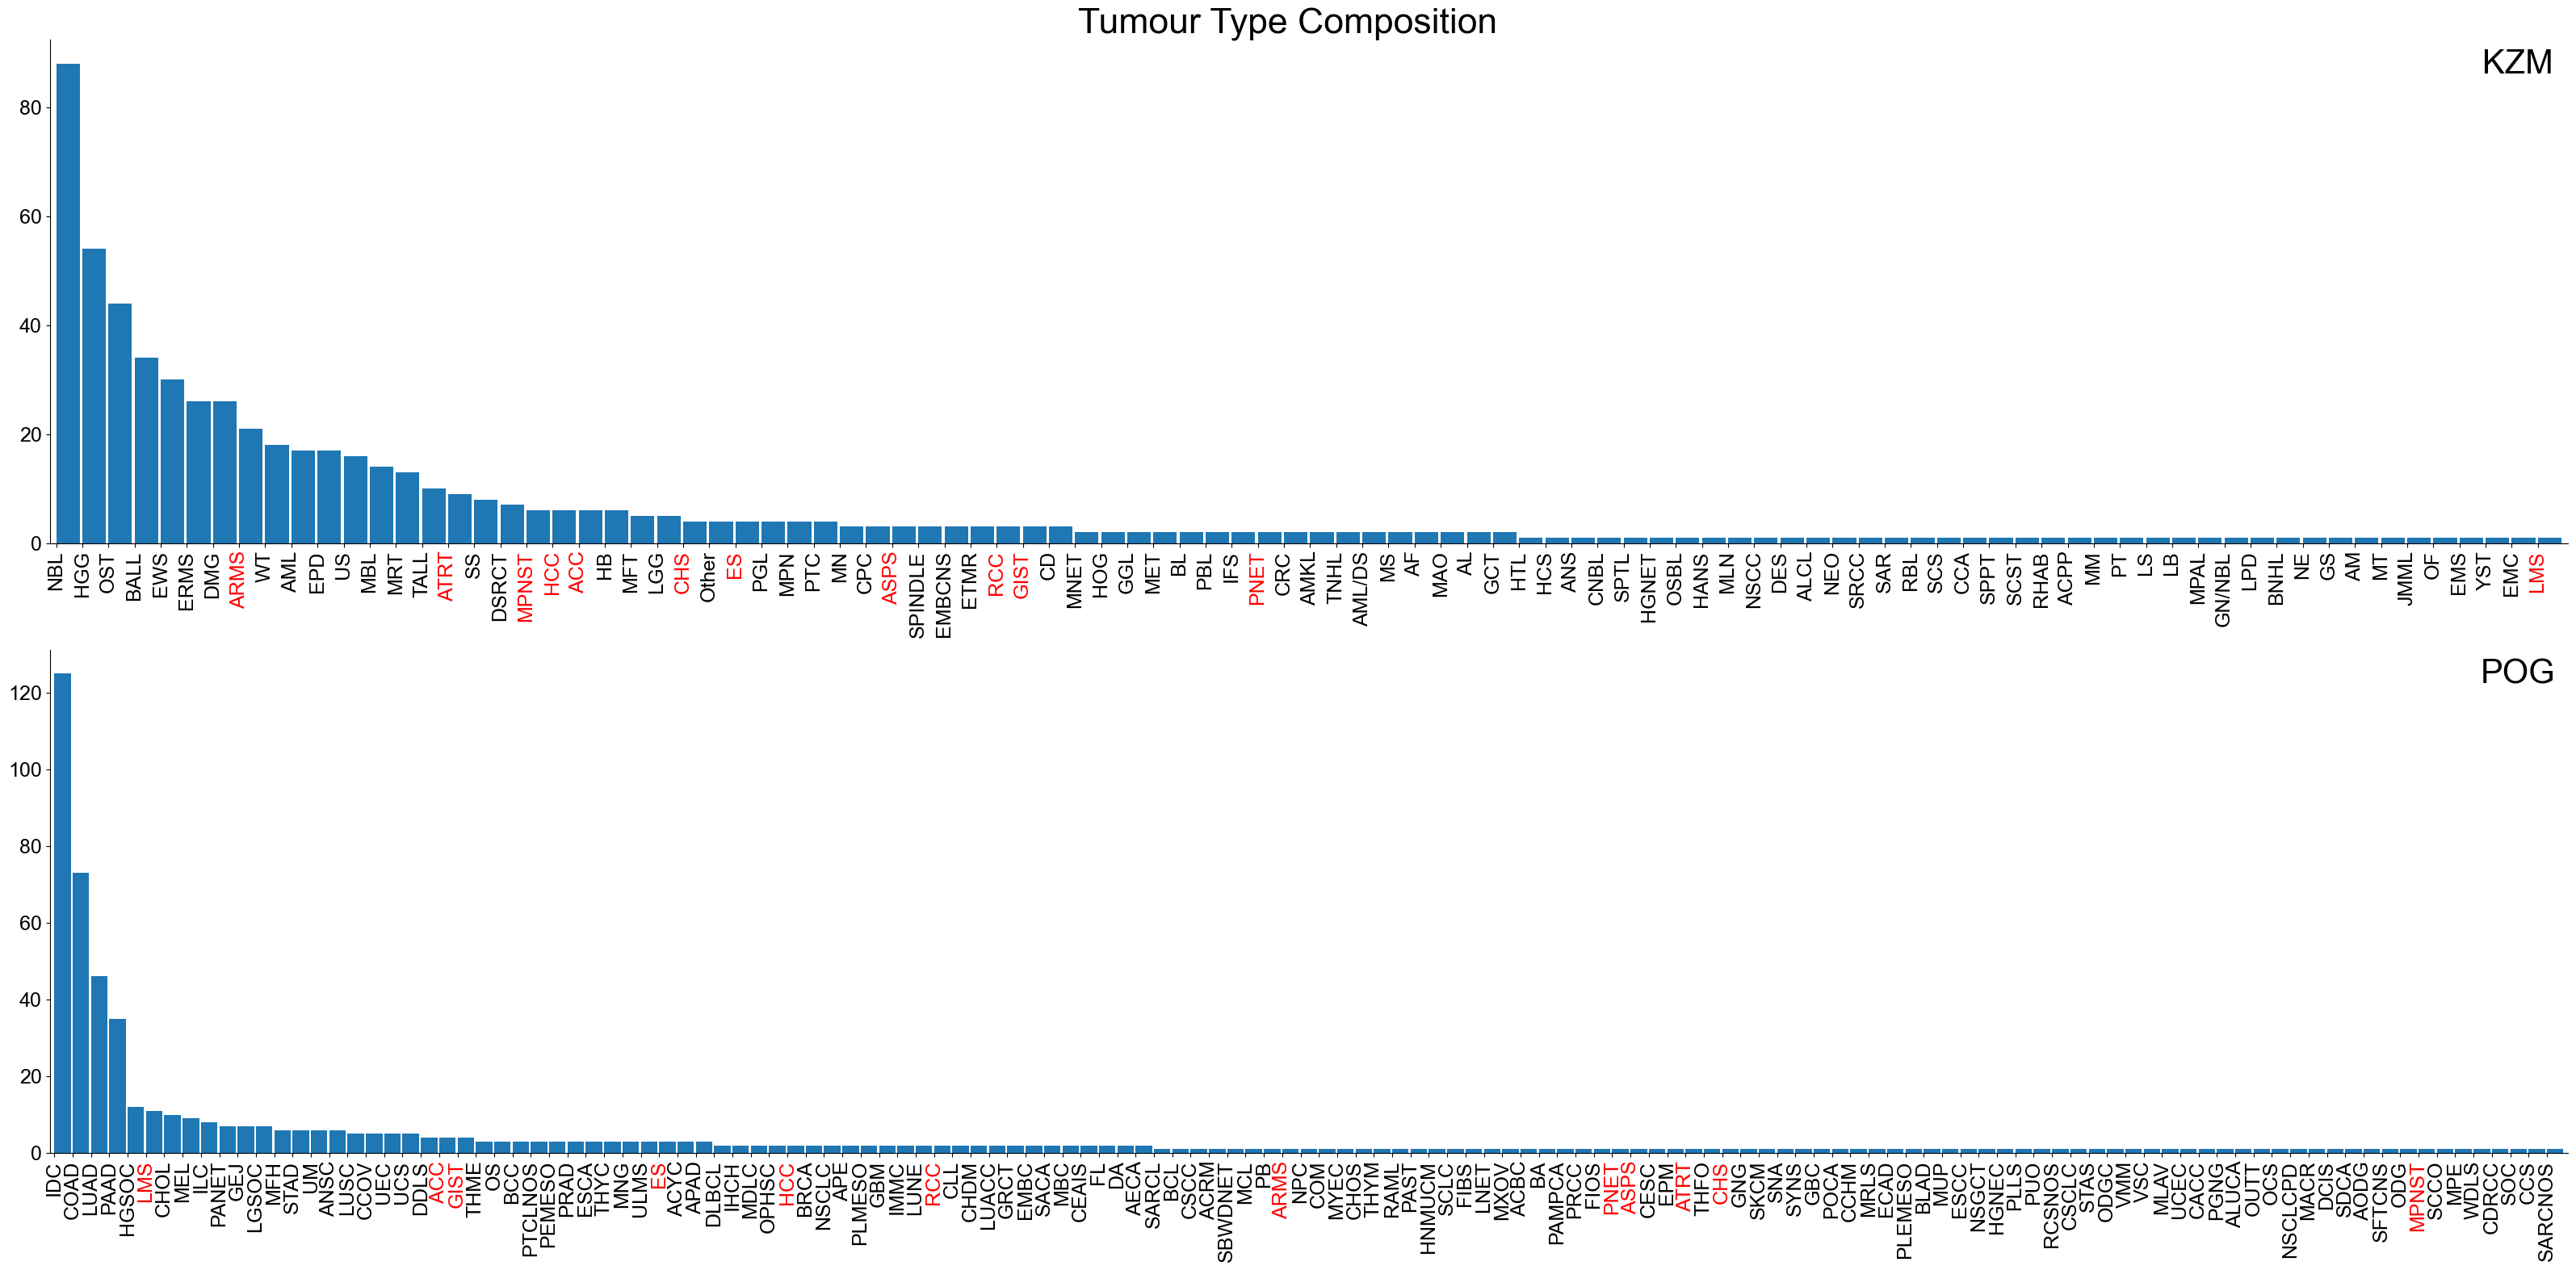
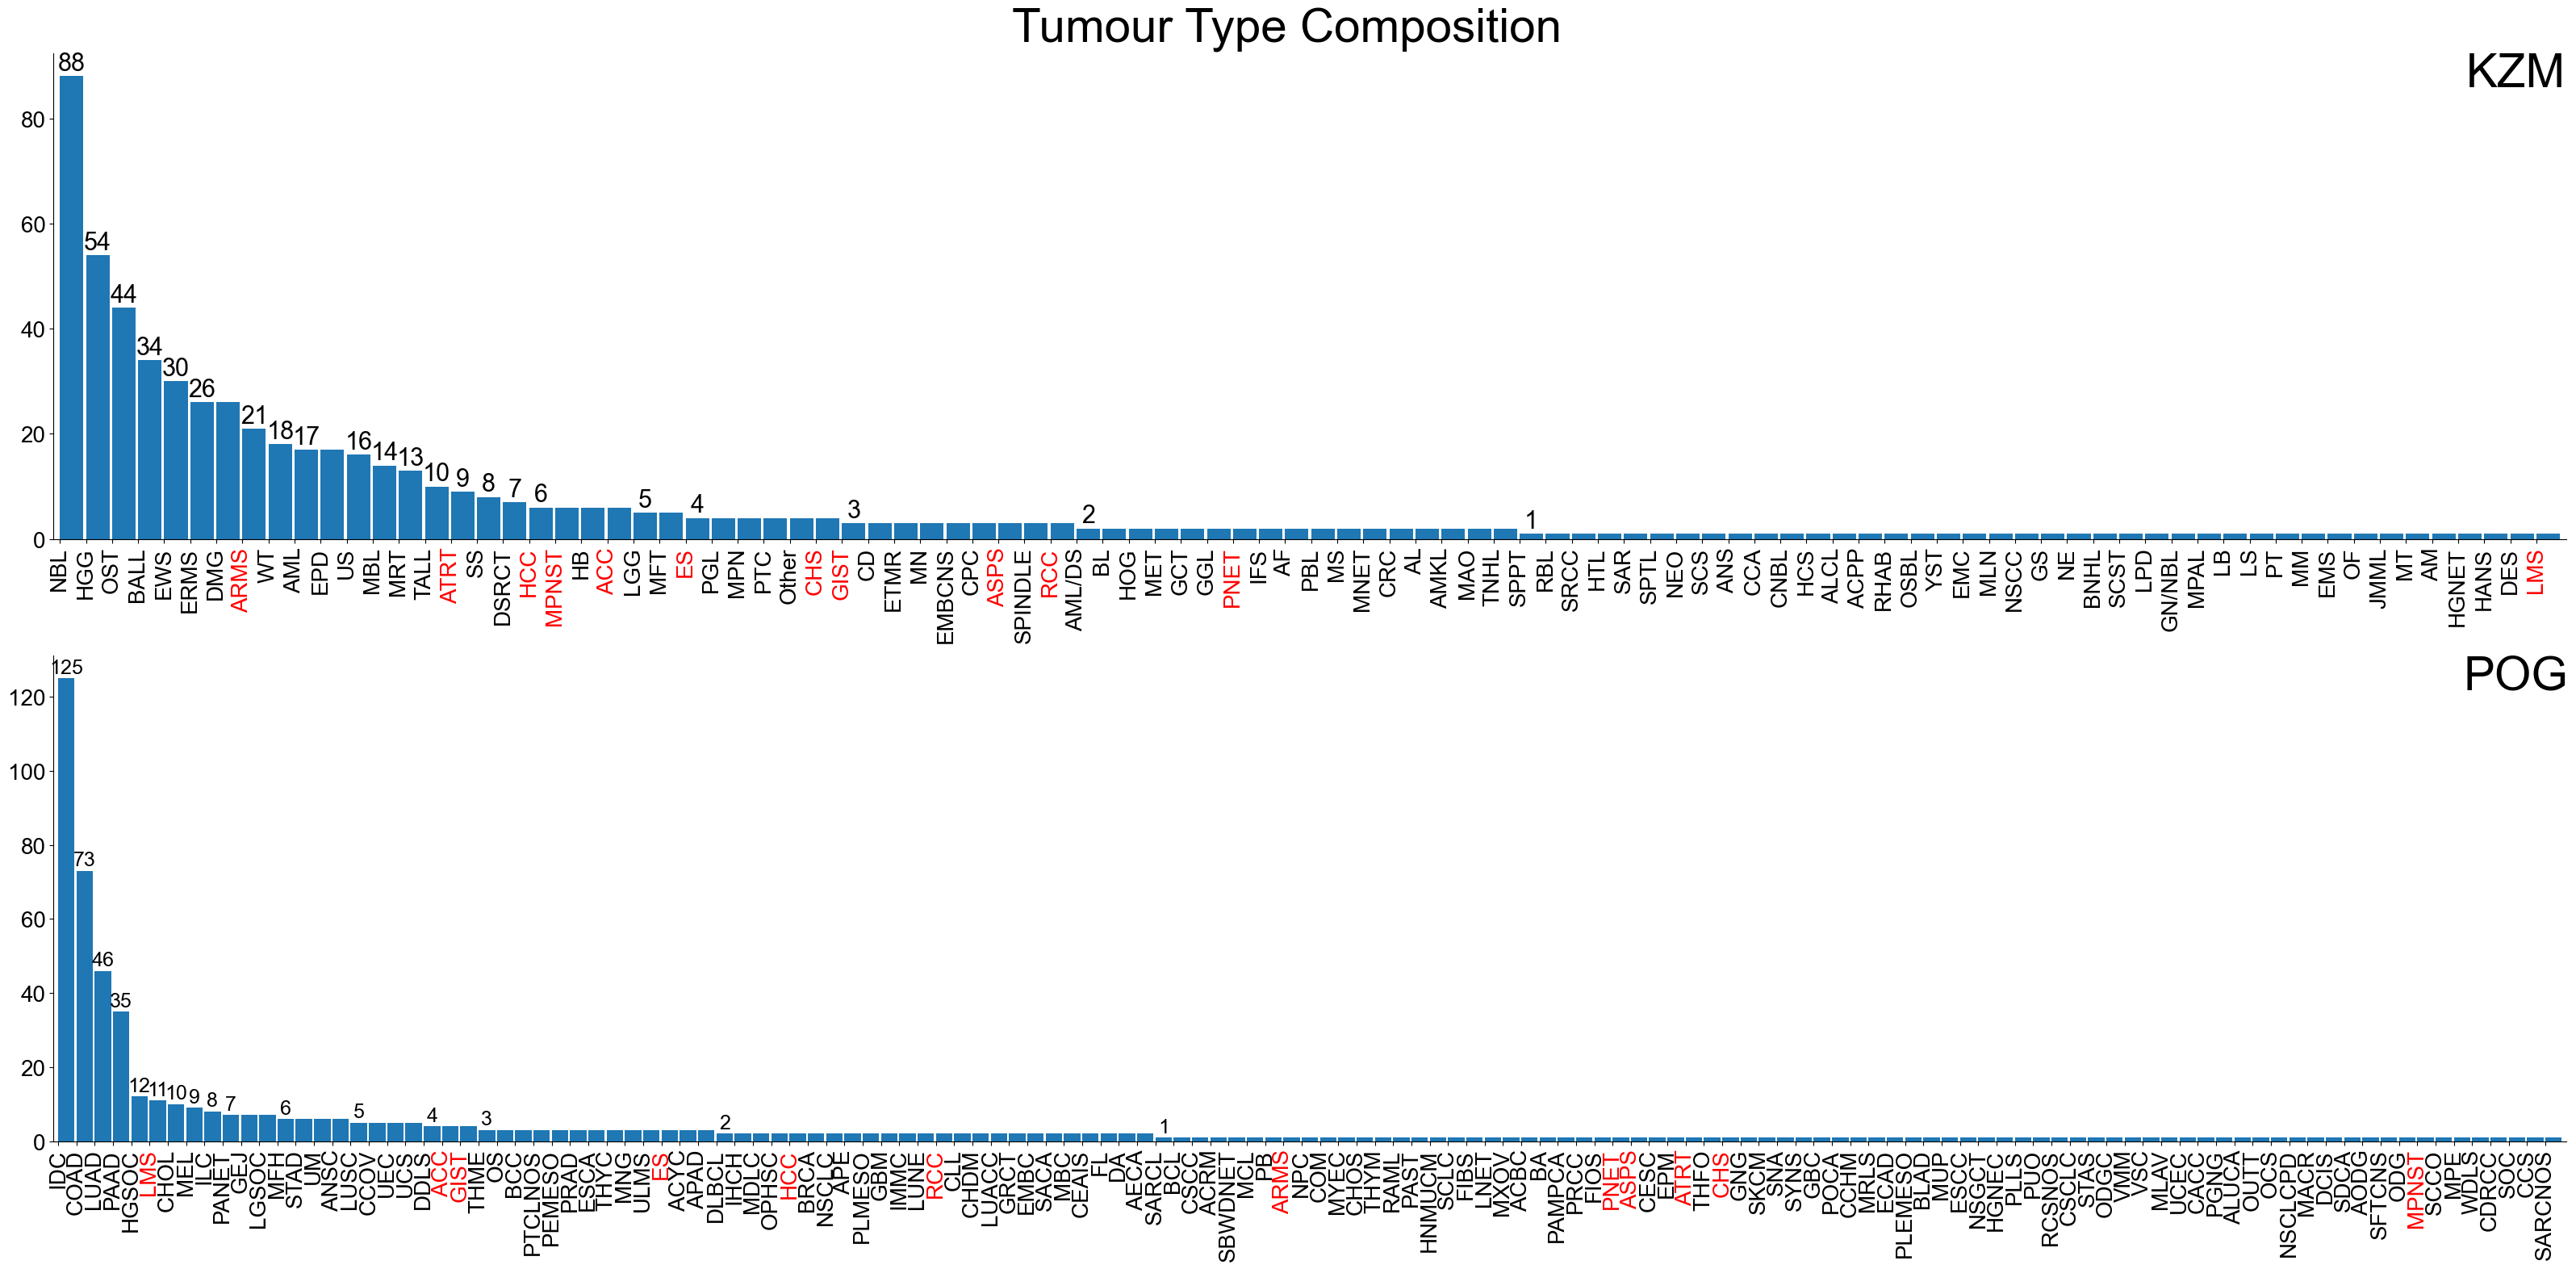
Code edit (unified diff) that turned the first committed figure into the second:
--- before
+++ after
@@ -2,8 +2,8 @@
 
 ax1 = kzm_type_counts.plot.bar(width=0.9, align='edge', ax=axes[0])
-ax1.set_xticklabels(kzm_types_sorted.index, fontsize=18)
-ax1.set_title('KZM', fontsize=30, y=1.0, x=0.98, pad=-30)
+ax1.set_xticklabels(kzm_type_counts.index, fontsize=22)
+ax1.set_title('KZM', fontsize=42, y=1.0, x=0.98, pad=-30)
 ax1.set_xlabel('')
-ax1.tick_params(axis='both', which='major', labelsize=18)
+ax1.tick_params(axis='both', which='major', labelsize=20)
 ax1.spines[['right', 'top']].set_visible(False)
 ax1.legend().set_visible(False)
@@ -13,9 +13,19 @@
     label.set_color(kzm_colors[label.get_text()])
 
+old_value = 0
+for rect in ax1.patches:
+    y_value = rect.get_height()
+    x_value = rect.get_x() + rect.get_width() / 2
+    space = 1
+    label = "{:.0f}".format(y_value)
+    if y_value != old_value:
+        ax1.annotate(label, (x_value, y_value), xytext=(0, space), textcoords="offset points", ha='center', va='bottom', size=22)
+    old_value = y_value
+
 ax2 = pog_type_counts.plot.bar(width=0.9, align='edge', ax=axes[1])
-ax2.set_xticklabels(pog_types_sorted.index, fontsize=18)
-ax2.set_title('POG', fontsize=30, y=1, x=0.98, pad=-30)
+ax2.set_xticklabels(pog_type_counts.index, fontsize=18)
+ax2.set_title('POG', fontsize=42, y=1, x=0.98, pad=-30)
 ax2.set_xlabel('')
-ax2.tick_params(axis='both', which='major', labelsize=18)
+ax2.tick_params(axis='both', which='major', labelsize=20)
 ax2.spines[['right', 'top']].set_visible(False)
 ax2.legend().set_visible(False)
@@ -25,5 +35,15 @@
     label.set_color(pog_colors[label.get_text()])
 
-fig.suptitle('Tumour Type Composition', fontsize=32)
+old_value = 0
+for rect in ax2.patches:
+    y_value = rect.get_height()
+    x_value = rect.get_x() + rect.get_width() / 2
+    space = 1
+    label = "{:.0f}".format(y_value)
+    if y_value != old_value:
+        ax2.annotate(label, (x_value, y_value), xytext=(0, space), textcoords="offset points", ha='center', va='bottom', size=18)
+    old_value = y_value
+
+fig.suptitle('Tumour Type Composition', fontsize=42)
 
 plt.tight_layout()

Commit: revision 3